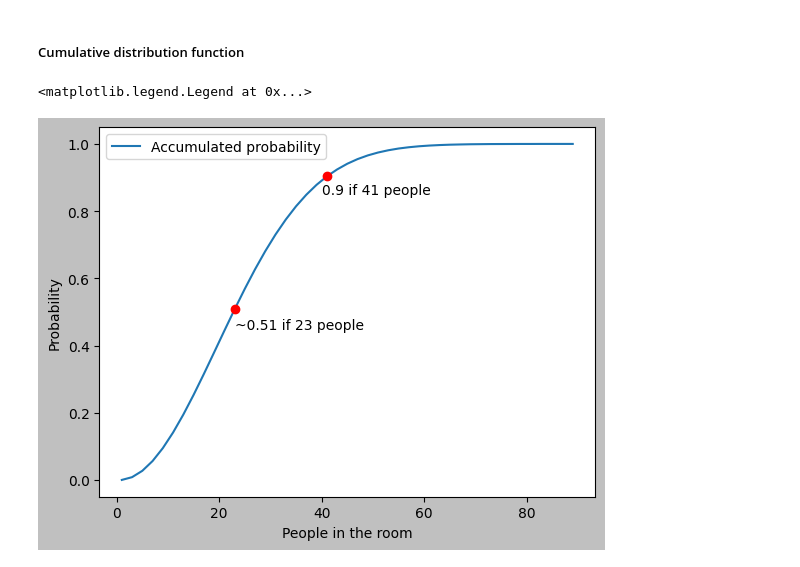
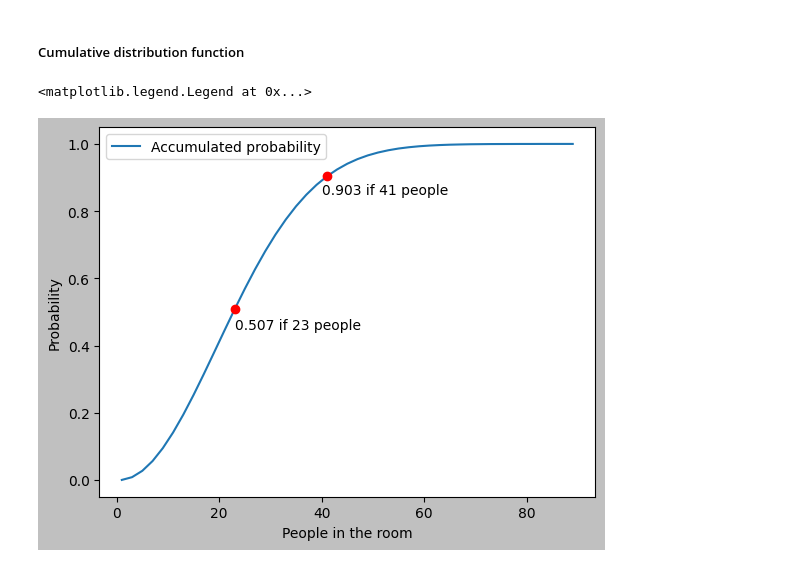
Before and after one commit to Marlup/Birthday-problem, a Jupyter notebook: Birthday problem.ipynb, the cells around one changed output. Drawn from its saved outputs; the diff is of its cells as text; code cells hidden in the pictures.

```diff
--- a/Birthday problem.ipynb
+++ b/Birthday problem.ipynb
@@ -10,9 +10,10 @@ $$P_{match} = 1-P_{nomatch}$$
 # %% [markdown]
 Case for maximum 23 agents
 # %%
-c = 23
-x = np.arange(c)
-P_no_match = np.prod((period - x) / period)
+period = 365
+n_agents = 23
+agents_sequence = np.arange(n_agents)
+P_no_match = np.prod((period - agents_sequence) / period)
 P_match = 1 - P_no_match
 print(f"Probability of no matches {P_no_match}")
 print(f"Probability of matches {P_match}", )
@@ -22,16 +23,17 @@ Probability of matches 0.5072972343239857
 # %% [markdown]
 #### Probability for different number of agents
 # %%
-cs = np.arange(1, 90, 2).tolist()
+period = 365
+cases = list(range(1, 90, 2))
 Ps = []
 print(f"Probability of at least two matches in a room")
 
-for c in cs:
-    x = np.arange(c)
-    P_no_match = np.prod((period - x) / period)
+for n_agents in cases:
+    agents_sequence = np.arange(n_agents)
+    P_no_match = np.prod((period - agents_sequence) / period)
     P_match = 1 - P_no_match
     Ps.append(np.round(P_match, 4))
-    print(f"If {c} people: {np.round(P_match, 4)}")
+    print(f"If {n_agents} people: {np.round(P_match, 4)}")
 # %% [output]
 Probability of at least two matches in a room
 If 1 people: 0.0
@@ -55,16 +57,16 @@ If 89 people: 1.0
 # %%
 plt.figure(facecolor="silver", edgecolor="black")
 
-_ = plt.plot(cs, Ps, label="Accumulated probability")
-_ = plt.plot(23, Ps[cs.index(23)], "ro")
-_ = plt.plot(41, Ps[cs.index(41)], "ro")
+_ = plt.plot(cases, Ps, label="Accumulated probability")
+_ = plt.plot(23, Ps[cases.index(23)], "ro")
+_ = plt.plot(41, Ps[cases.index(41)], "ro")
 
-plt.annotate(text="~0.51 if 23 people", xy=(23, 0.45), xycoords="data")
-plt.annotate(text="0.9 if 41 people", xy=(40, 0.85), xycoords="data")
+plt.annotate(text="0.507 if 23 people", xy=(23, 0.45), xycoords="data")
+plt.annotate(text="0.903 if 41 people", xy=(40, 0.85), xycoords="data")
 
 plt.xlabel("People in the room")
 plt.ylabel("Probability")
 plt.legend()
 # %% [output]
 <matplotlib.legend.Legend at 0x...>
-[figure, old version]
+[figure, new version]
```
